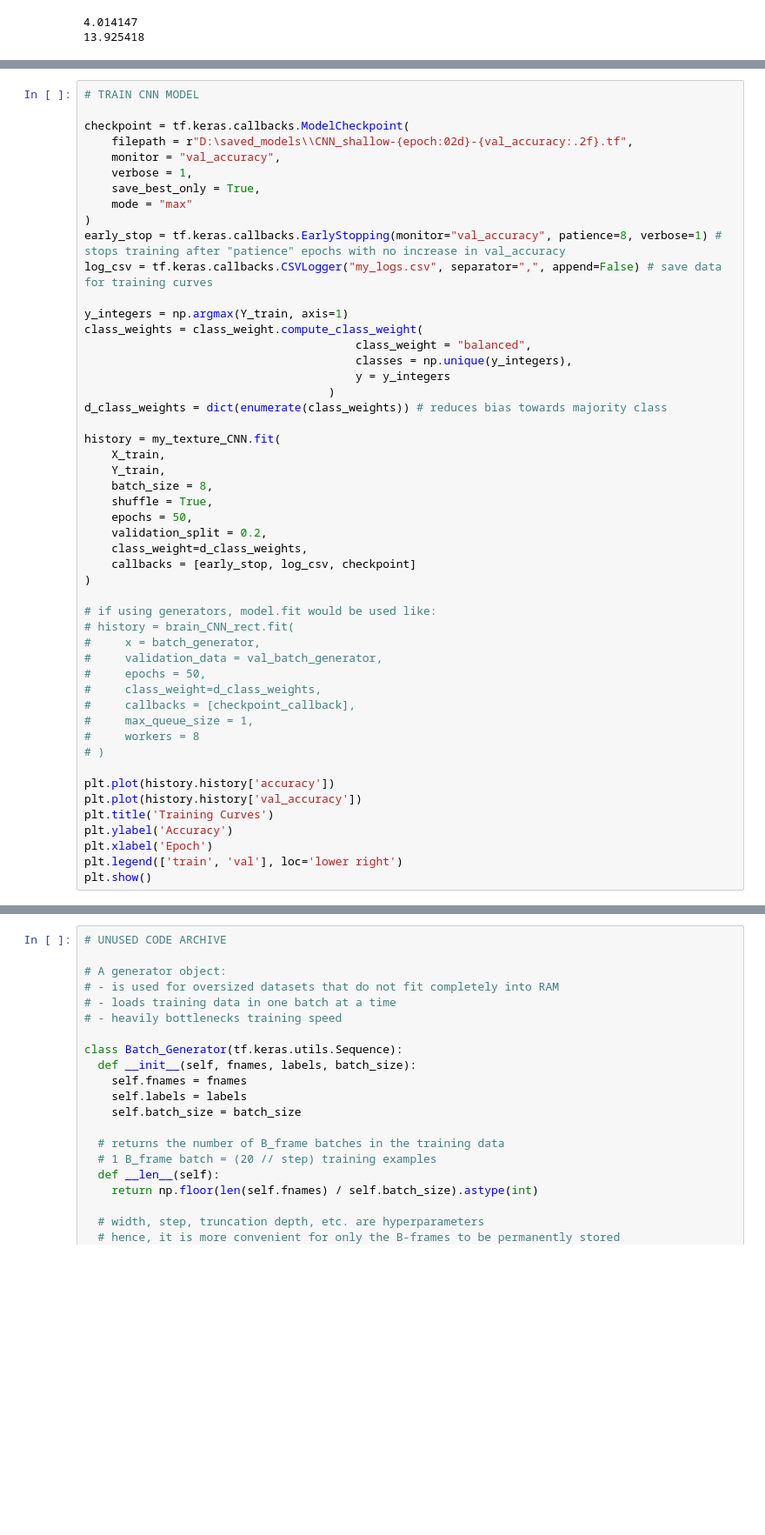
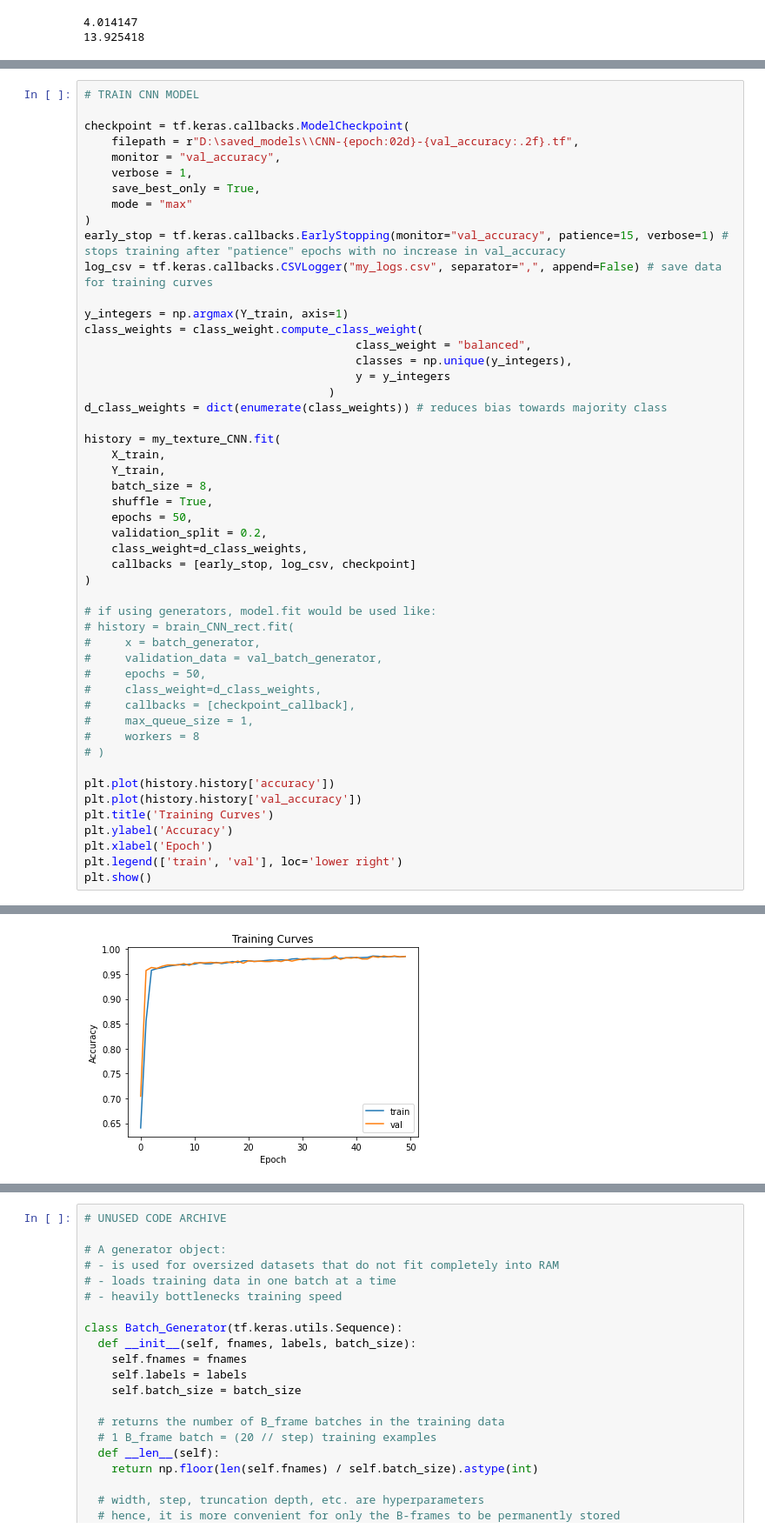
Before and after one commit to nathanwangai/brain-oct-nn-github, a Jupyter notebook: cancer_classifier.ipynb, the cells around one changed output, grey strips where cells are left out. Shown at 87% size. Drawn from its saved outputs; the diff is of its cells as text; blank space fills up the shorter version.

```diff
--- a/cancer_classifier.ipynb
+++ b/cancer_classifier.ipynb
@@ -358,13 +435,13 @@ _________________________________________________________________
 # TRAIN CNN MODEL
 
 checkpoint = tf.keras.callbacks.ModelCheckpoint(
-    filepath = r"D:\saved_models\\CNN_shallow-{epoch:02d}-{val_accuracy:.2f}.tf",
+    filepath = r"D:\saved_models\\CNN-{epoch:02d}-{val_accuracy:.2f}.tf",
     monitor = "val_accuracy",
     verbose = 1,
     save_best_only = True,
     mode = "max"
 )
-early_stop = tf.keras.callbacks.EarlyStopping(monitor="val_accuracy", patience=8, verbose=1) # stops training after "patience" epochs with no increase in val_accuracy
+early_stop = tf.keras.callbacks.EarlyStopping(monitor="val_accuracy", patience=15, verbose=1) # stops training after "patience" epochs with no increase in val_accuracy
 log_csv = tf.keras.callbacks.CSVLogger("my_logs.csv", separator=",", append=False) # save data for training curves
 
 y_integers = np.argmax(Y_train, axis=1)
@@ -426,2 +502,3 @@ KeyboardInterrupt:
+[figure, added]
 # %%
 # EVALUATE MODEL ON TESTING SET
```
Also changed, not shown: parts of 18 cells of this notebook.
